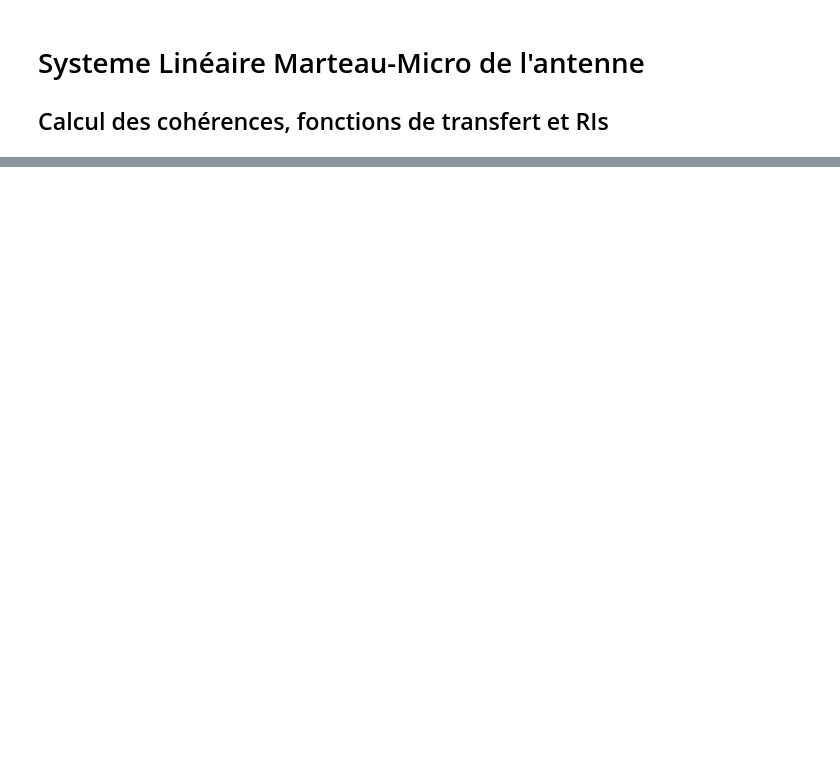
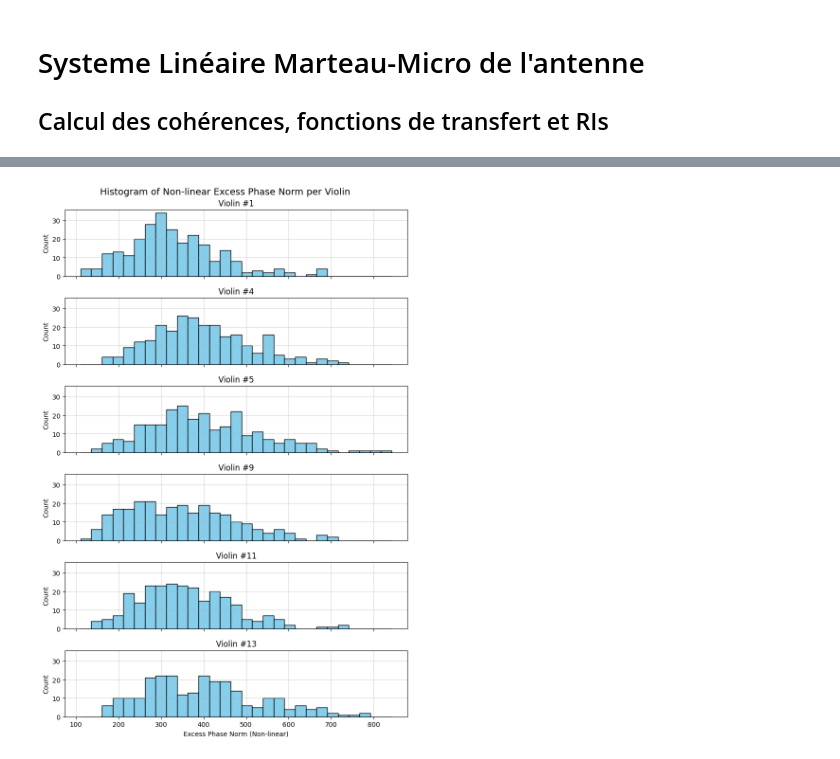
Before and after one commit to ollivierf/BilbaoViolinsDir, a Jupyter notebook: notebooks/Violon_1_Marteau2HetRI.ipynb, the cells around one changed output, grey strips where cells are left out. Drawn from its saved outputs; the diff is of its cells as text; code cells hidden in the pictures; blank space fills up the shorter version.

Commit message:
sw decomposition validation

```diff
--- a/notebooks/Violon_1_Marteau2HetRI.ipynb
+++ b/notebooks/Violon_1_Marteau2HetRI.ipynb
@@ -296,0 +434,72 @@ Max Level of Hhm detected for Violin #9 at 1540.0 Hz on Mems #243
+# %%
+# Compute minimum phase using the cepstrum method
+log_mag = np.log(np.abs(Hhm) + 1e-12)
+ceps = np.fft.irfft(log_mag, n=WinLen, axis=1)
+
+lifter = np.zeros((1, WinLen, 1))
+lifter[0, 0, 0] = 1
+lifter[0, 1:WinLen//2, 0] = 2
+if WinLen % 2 == 0:
+    lifter[0, WinLen//2, 0] = 1
+
+ceps_causal = ceps * lifter
+log_H_min = np.fft.rfft(ceps_causal, n=WinLen, axis=1)
+phi_min = np.imag(log_H_min)
+
+# Compute actual phase
+phi = np.unwrap(np.angle(Hhm), axis=1)
+
+# Excess phase
+phi_exc = phi - phi_min
+
+# Fit linear phase (delay) in the valid frequency range [100, 10000] Hz
+omega = 2 * np.pi * frq
+idx_fit = (frq >= 100) & (frq <= 10000)
+omega_fit = omega[idx_fit]
+
+A_fit = np.vstack([omega_fit, np.ones_like(omega_fit)]).T
+phi_exc_fit = phi_exc[:, idx_fit, :].transpose(1, 0, 2).reshape(len(omega_fit), -1)
+
+# Solve least squares to find delay and offset
+res, _, _, _ = np.linalg.lstsq(A_fit, phi_exc_fit, rcond=None)
+d_flat = -res[0, :] # delay
+c_flat = res[1, :]  # offset
+
+# Reconstruct linear phase for all frequencies
+A_all = np.vstack([omega, np.ones_like(omega)]).T
+lin_phase_flat = A_all @ res
+
+# Remove linear phase
+phi_exc_flat = phi_exc.transpose(1, 0, 2).reshape(len(omega), -1)
+phi_exc_nl_flat = phi_exc_flat - lin_phase_flat
+phi_exc_nl = phi_exc_nl_flat.reshape(len(omega), NbViol, NbMems).transpose(1, 0, 2)
+
+# Save the delay and offset
+delay_saved = d_flat.reshape(NbViol, NbMems)
+offset_saved = c_flat.reshape(NbViol, NbMems)
+
+# Compute norm of non-linear excess phase over the valid frequency range
+norm_phi_exc_nl = np.linalg.norm(phi_exc_nl[:, idx_fit, :], axis=1) # shape (NbViol, NbMems)
+
+# Compute global min and max for consistent bins
+global_min = np.min(norm_phi_exc_nl)
+global_max = np.max(norm_phi_exc_nl)
+bins = np.linspace(global_min, global_max, 30)
+
+# Plot histograms for each violin
+fig, axes = plt.subplots(NbViol, 1, figsize=(8, 12), sharex=True, sharey=True)
+if NbViol == 1:
+    axes = [axes]
+
+for nv in range(NbViol):
+    axes[nv].hist(norm_phi_exc_nl[nv, :], bins=bins, color='skyblue', edgecolor='black')
+    axes[nv].set_ylabel('Count')
+    axes[nv].set_title(f'Violin #{NumViolon[nv]}')
+    axes[nv].grid(True, alpha=0.5)
+
+axes[-1].set_xlabel('Excess Phase Norm (Non-linear)')
+fig.suptitle('Histogram of Non-linear Excess Phase Norm per Violin', fontsize=14)
+fig.tight_layout()
+plt.show()
+# %% [output]
+[figure, added]
```
Also changed, not shown: parts of 7 cells of this notebook, 16 other files.
